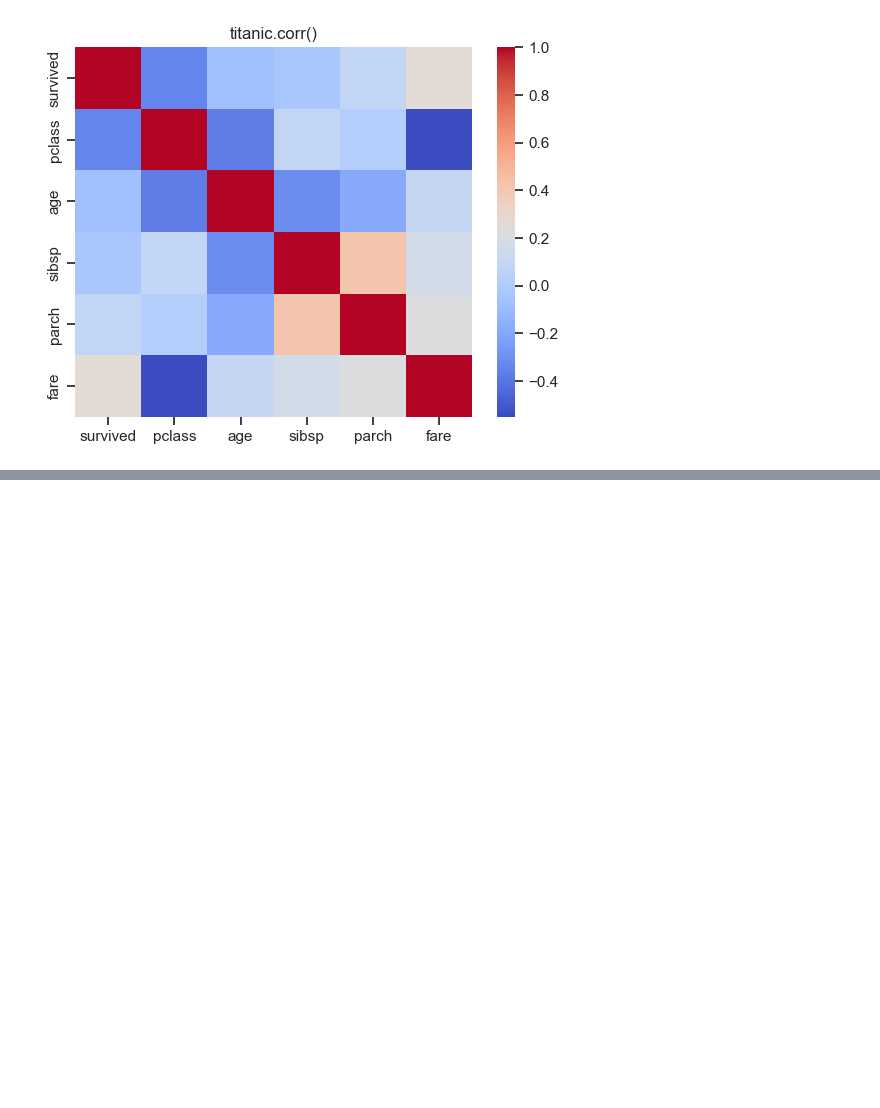
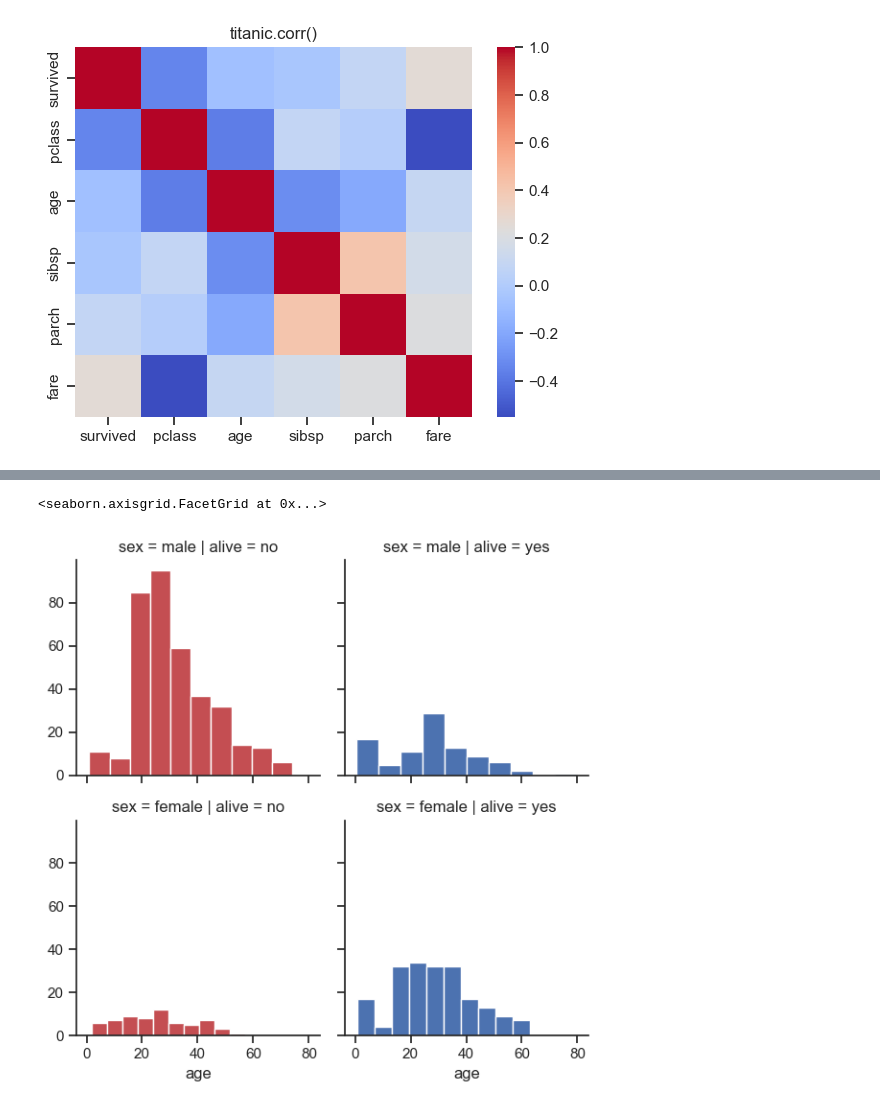
Before and after one commit to rakeshtparayil/Matplotlib-Seaborn, a Jupyter notebook: matplotlib&seaborn.ipynb, the cells around one changed output, grey strips where cells are left out. Cells and saved outputs as stored; diff of their text form; code cells hidden in the pictures; blank space fills up the shorter version.

```diff
--- a/matplotlib&seaborn.ipynb
+++ b/matplotlib&seaborn.ipynb
@@ -84,0 +106,7 @@ plt.show()
+# %%
+d = {'color': ['r', 'b']}
+g = sns.FacetGrid(titanic, row='sex', col='alive', hue_kws=d, hue='alive')
+g.map(plt.hist, 'age')
+# %% [output]
+<seaborn.axisgrid.FacetGrid at 0x...>
+[figure, added]
```
Also changed, not shown: parts of 8 cells of this notebook.
